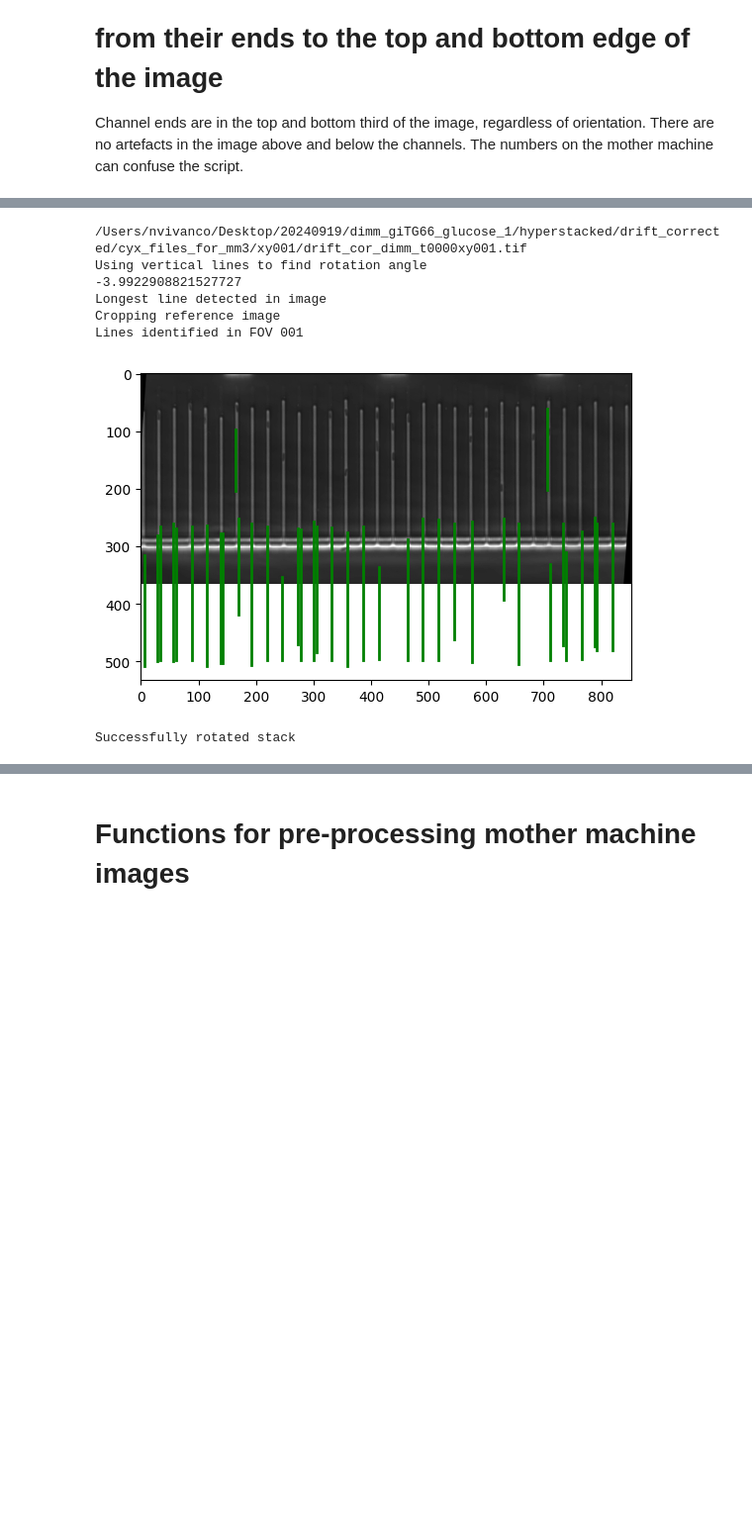
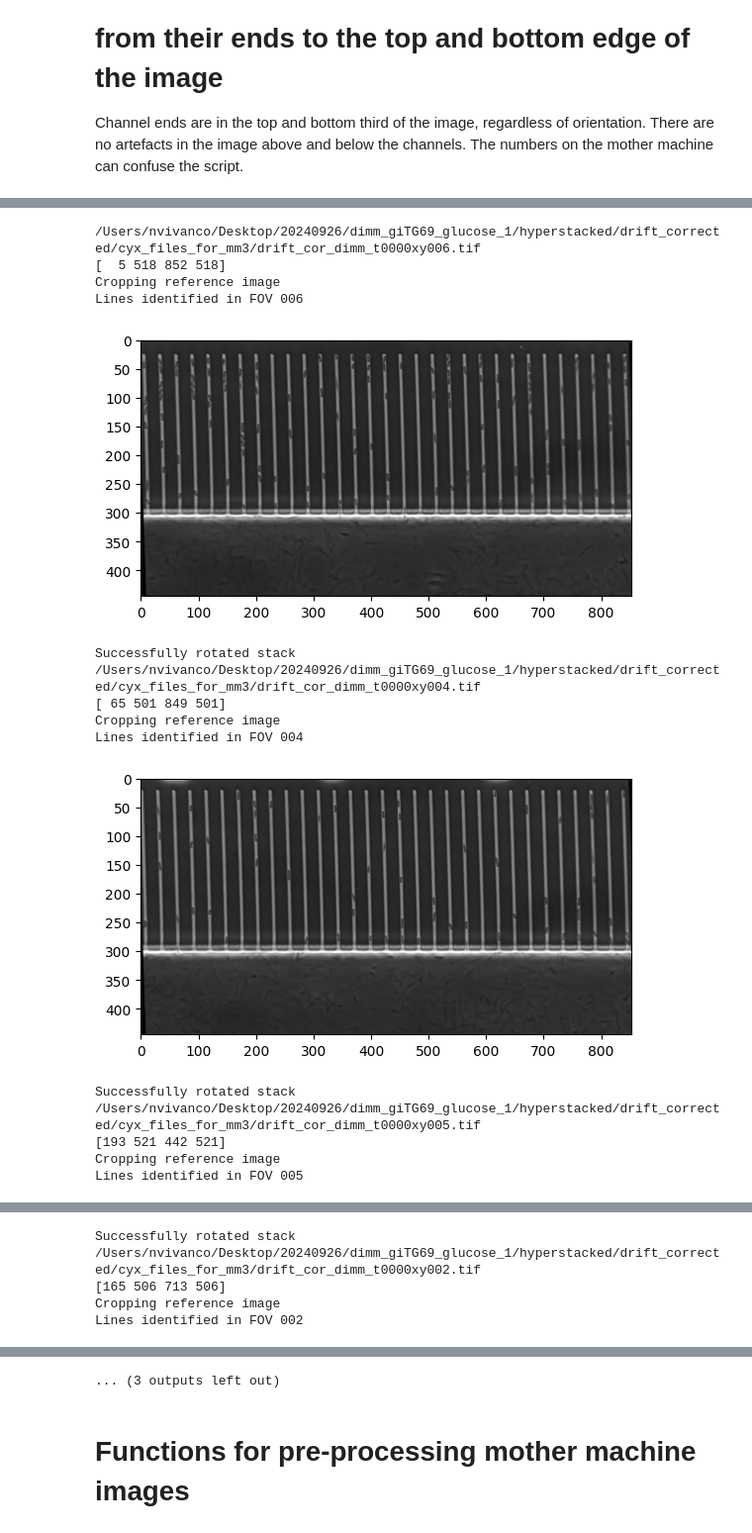
Before and after one commit to nvivanco/Image_analysis, a Jupyter notebook: pre-process-MM_tif.ipynb, the cells around one changed output, grey strips where cells are left out. Shown at 99% size. Saved outputs shown, nothing was run; the diff lists cells and outputs as text; code cells hidden in the pictures; blank space fills up the shorter version.

Commit message:
changed to only detect main trench

```diff
--- a/pre-process-MM_tif.ipynb
+++ b/pre-process-MM_tif.ipynb
@@ -16,10 +16,8 @@ from skimage import filters
 Channel ends are in the top and bottom third of the image, regardless of orientation.
 There are no artefacts in the image above and below the channels. The numbers on the mother machine can confuse the script.
 # %%
-root_dir = '/Users/nvivanco/Desktop/20240919/dimm_giTG66_glucose_1'
+root_dir = '/Users/nvivanco/Desktop/20240926/dimm_giTG69_glucose_1'
 unstacked_path = napari_ready_format_drift_correct(root_dir, 'dimm', c = 0)
-# %%
-unstacked_path = '/Users/nvivanco/Desktop/20240919/dimm_giTG66_glucose_1/hyperstacked/drift_corrected/cyx_files_for_mm3/xy001'
 # %%
 plot_lines_across_FOVs(unstacked_path, c = 0)
 # %% [output]
@@ -31,11 +45,19 @@ Vertical lines
 # %%
-rotate_stack(unstacked_path, c = 0, orientation = 'vertical', vertical_pad = 60)
+rotate_stack(unstacked_path, c = 0, growth_channel_length = 295)
 # %% [output]
-/Users/nvivanco/Desktop/20240919/dimm_giTG66_glucose_1/hyperstacked/drift_corrected/cyx_files_for_mm3/xy001/drift_cor_dimm_t0000xy001.tif
-Using vertical lines to find rotation angle
--3.9922908821527727
-Longest line detected in image
+/Users/nvivanco/Desktop/20240926/dimm_giTG69_glucose_1/hyperstacked/drift_corrected/cyx_files_for_mm3/drift_cor_dimm_t0000xy006.tif
+[  5 518 852 518]
 Cropping reference image
-Lines identified in FOV 001
+Lines identified in FOV 006
-[figure, old version]
+[figure, new version]
 Successfully rotated stack
+/Users/nvivanco/Desktop/20240926/dimm_giTG69_glucose_1/hyperstacked/drift_corrected/cyx_files_for_mm3/drift_cor_dimm_t0000xy004.tif
+[ 65 501 849 501]
+Cropping reference image
+Lines identified in FOV 004
+[figure, added]
+Successfully rotated stack
+/Users/nvivanco/Desktop/20240926/dimm_giTG69_glucose_1/hyperstacked/drift_corrected/cyx_files_for_mm3/drift_cor_dimm_t0000xy005.tif
+[193 521 442 521]
+Cropping reference image
+Lines identified in FOV 005
@@ -41,0 +65,5 @@ Successfully rotated stack
+Successfully rotated stack
+/Users/nvivanco/Desktop/20240926/dimm_giTG69_glucose_1/hyperstacked/drift_corrected/cyx_files_for_mm3/drift_cor_dimm_t0000xy002.tif
+[165 506 713 506]
+Cropping reference image
+Lines identified in FOV 002
@@ -42,2 +83,3 @@ Successfully rotated stack
+... (3 outputs left out)
 # %% [markdown]
 # Functions for pre-processing mother machine images
```
Also changed, not shown: parts of 5 cells of this notebook.
